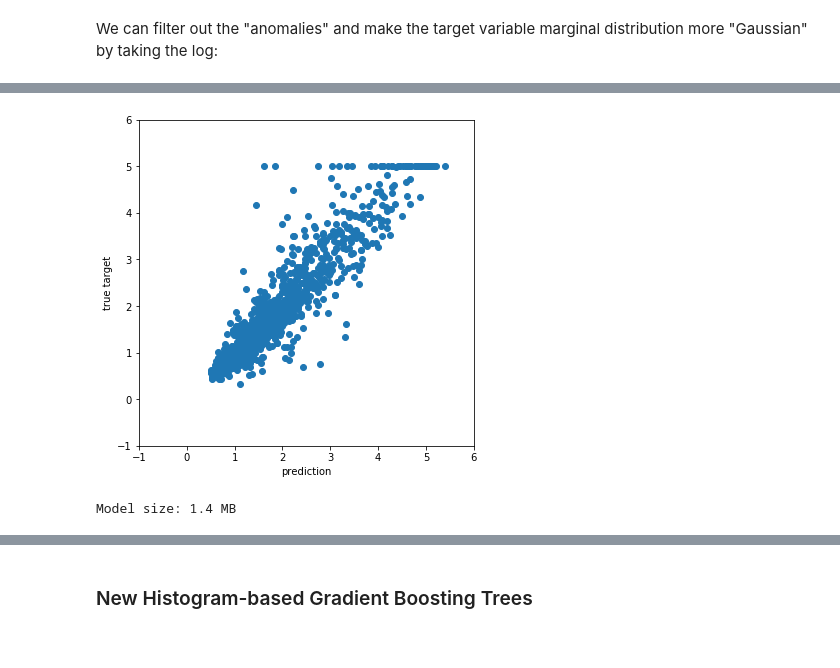
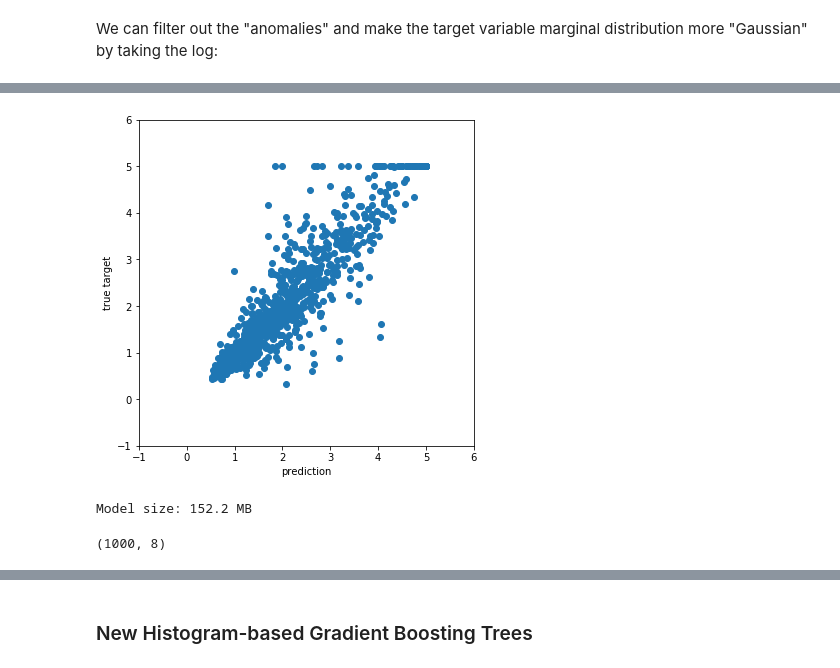
Before and after one commit to ogrisel/notebooks, a Jupyter notebook: sklearn_demos/Gradient Boosting.ipynb, the cells around one changed output, grey strips where cells are left out. Cells and saved outputs as stored; diff of their text form; code cells hidden in the pictures.

```diff
--- a/sklearn_demos/Gradient Boosting.ipynb
+++ b/sklearn_demos/Gradient Boosting.ipynb
@@ -173,0 +153,5 @@ scatter_predictions(
+# %%
+from sklearn.ensemble import RandomForestRegressor
+
+rfr = RandomForestRegressor(n_estimators=100, n_jobs=2)
+%time _ = rfr.fit(X_train, y_train)
@@ -185,10 +167,14 @@ train error: 0.135, test error: 0.187
 # %%
-scatter_predictions(gbr.predict(X_test), y_test)
+scatter_predictions(rfr.predict(X_test), y_test)
 # %% [output]
-[figure, old version]
+[figure, new version]
 # %%
 from pickle import dumps
-print("Model size: %0.1f MB" % (len(dumps(gbr)) / 1e6))
+print(f"Model size: {len(dumps(rfr)) / 1e6:.1f} MB")
 # %% [output]
-Model size: 1.4 MB
+Model size: 152.2 MB
+# %%
+X_test.shape
+# %% [output]
+(1000, 8)
 # %%
```
Also changed, not shown: parts of 49 cells of this notebook.
